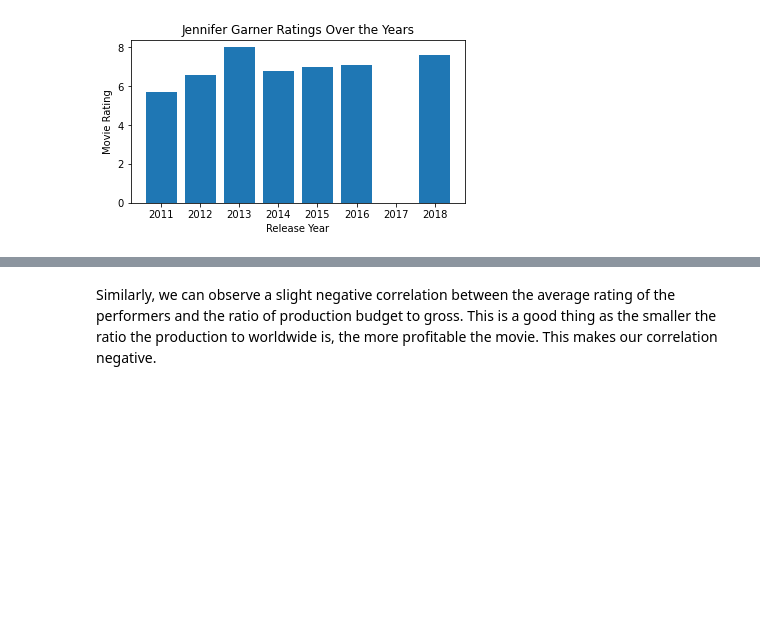
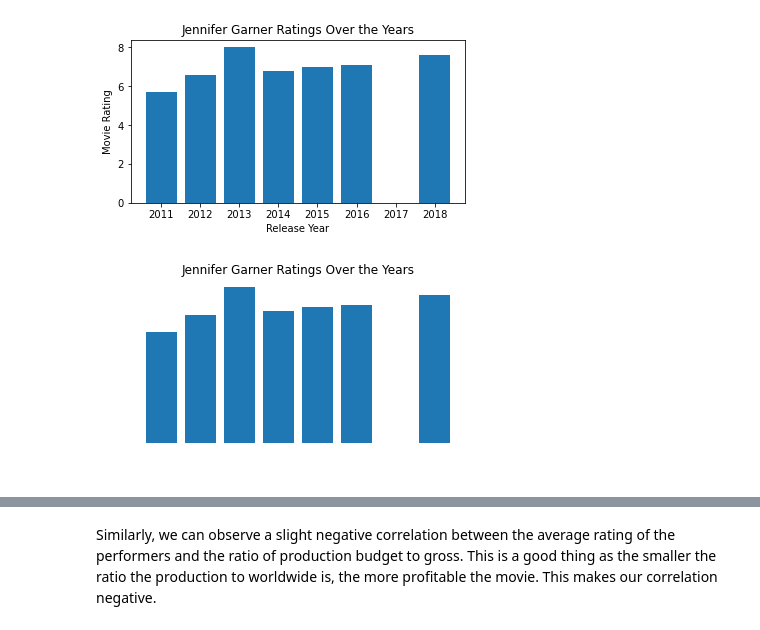
Before and after one commit to JCherryA050/phase_1_project, a Jupyter notebook: working_notebooks/ev_imdb_tmdb_notebook-Copy1.ipynb, the cells around one changed output, grey strips where cells are left out. Saved outputs shown, nothing was run; the diff lists cells and outputs as text; code cells hidden in the pictures; blank space fills up the shorter version.

```diff
--- a/working_notebooks/ev_imdb_tmdb_notebook-Copy1.ipynb
+++ b/working_notebooks/ev_imdb_tmdb_notebook-Copy1.ipynb
@@ -791,6 +829,24 @@ ax.set_title('Jennifer Garner Ratings Over the Years');
 plt.savefig('../images/Jennifer_garner_ratings_over_years',bbox_inches='tight')
 # %% [output]
 [figure]
+# %%
+fig, ax = plt.subplots(figsize=(6, 3))
+ax.bar(actor_female['years'], actor_female['averagerating'] )
+ax.set_xlabel('Release Year')
+ax.set_ylabel('Movie Rating')
+ax.set_title('Jennifer Garner Ratings Over the Years')
+ax.spines['bottom'].set_color('white')
+ax.spines['top'].set_color('white')
+ax.spines['left'].set_color('white')
+ax.spines['right'].set_color('white')
+ax.yaxis.label.set_color('white')
+ax.tick_params(axis='x', colors='white')
+ax.yaxis.label.set_color('white')
+ax.tick_params(axis='y', colors='white')
+ax.xaxis.label.set_color('white')
+plt.savefig('../images/Jennifer_garner_ratings_over_years_dark',bbox_inches='tight', transparent=True)
+# %% [output]
+[figure, added]
 # %%
 fig, ax = plt.subplots(figsize=(6, 3))
 ax.bar(actor_female['years'], actor_female['averagerating'] )
```
Also changed, not shown: parts of 15 cells of this notebook, 3 other files.
